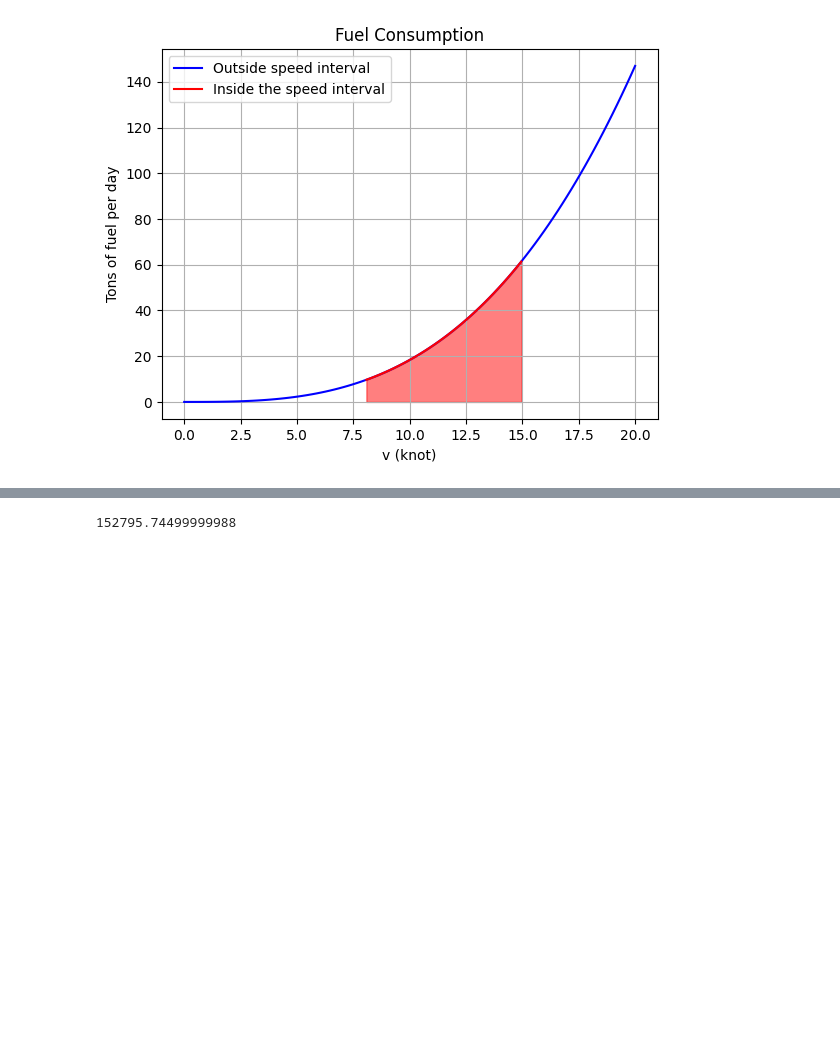
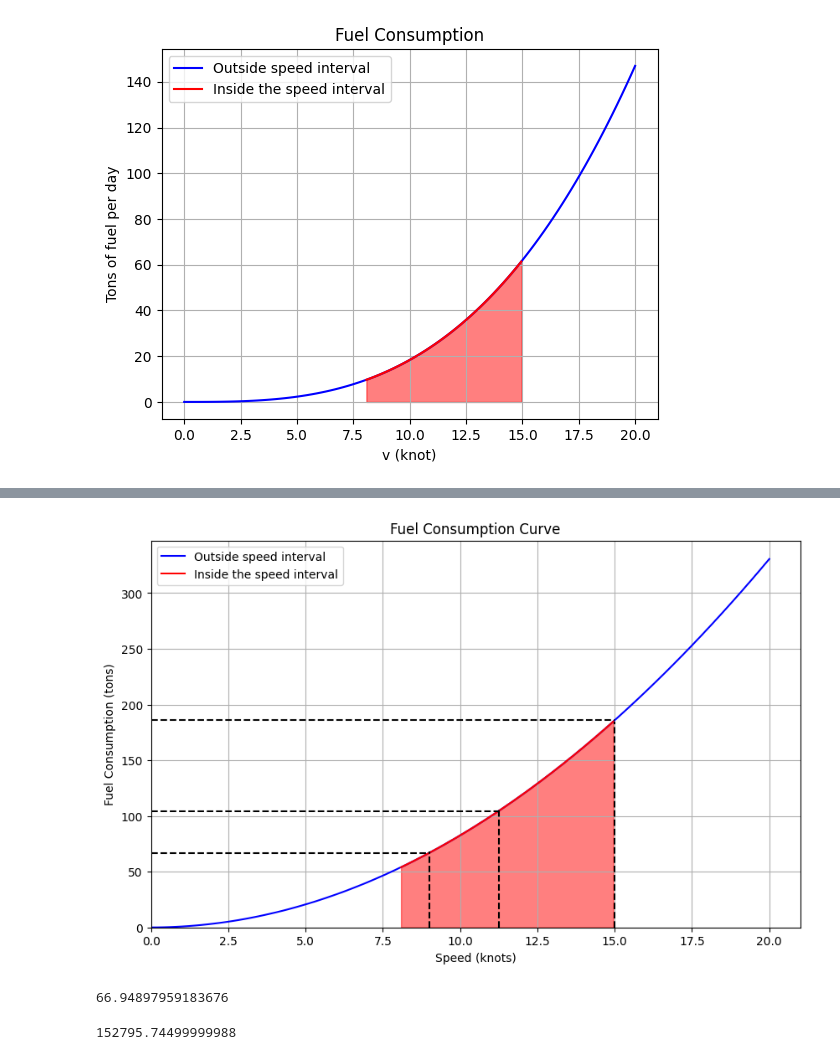
Before and after one commit to tobiasbergeland/SpeedOptiRepo, a Jupyter notebook: plots.ipynb, the cells around one changed output, grey strips where cells are left out. Cells and saved outputs as stored; diff of their text form; code cells hidden in the pictures; blank space fills up the shorter version.

```diff
--- a/plots.ipynb
+++ b/plots.ipynb
@@ -93,3 +108,53 @@ plt.show()
+# %%
+# The task is to fix the vertical and horizontal lines so they only extend to the curve, not beyond it.
+
+# Function to calculate fuel consumption for a given speed
+def calculate_fc(speed):
+    return (0.15*14 * (speed / 14) ** 3) * 1080 / speed
+
+# Proceed with the plot
+plt.figure(figsize=(10, 6))
+plt.plot(v, fc, 'b', label='Outside speed interval')  # Plot the entire curve in blue
+plt.plot(v[red_mask], fc[red_mask], 'r', label='Inside the speed interval')  # Plot the red interval in red
+
+# Fill the area under the red interval with a red shade
+plt.fill_between(v, fc, where=red_mask, color='red', alpha=0.5)
+
+# Speeds of interest
+speeds = [9, 11.25, 15]
+for speed in speeds:
+    # Calculate the corresponding fuel consumption
+    fc_value = calculate_fc(speed)
+
+    # Find the index in the v array that is closest to the speed of interest
+    index = np.abs(v-speed).argmin()
+
+    # Plot the vertical line from the x-axis to the curve
+    plt.vlines(x=speed, ymin=0, ymax=fc[index], colors='k', linestyles='--')
+
+    # Plot the horizontal line from the curve to the y-axis
+    plt.hlines(y=fc_value, xmin=0, xmax=speed, colors='k', linestyles='--')
+
+# Adding labels and title
+plt.xlabel('Speed (knots)')
+plt.ylabel('Fuel Consumption (tons)')
+plt.title('Fuel Consumption Curve')
+plt.legend()
+plt.grid(True)
+
+# Setting the axis limits explicitly to make sure the axes start at zero
+plt.xlim(left=0)
+plt.ylim(bottom=0)
+
+# Display the plot
+plt.show()
+# %% [output]
+[figure, added]
+# %%
+fc_value = (0.15*14 * (9/ 14) ** 3) * 1080/9
+fc_value
+# %% [output]
+66.94897959183676
 # %%
 def calc_lb(ub, gap):
     return ub - gap*ub
```
Also changed, not shown: parts of 7 cells of this notebook, 27 other files.
